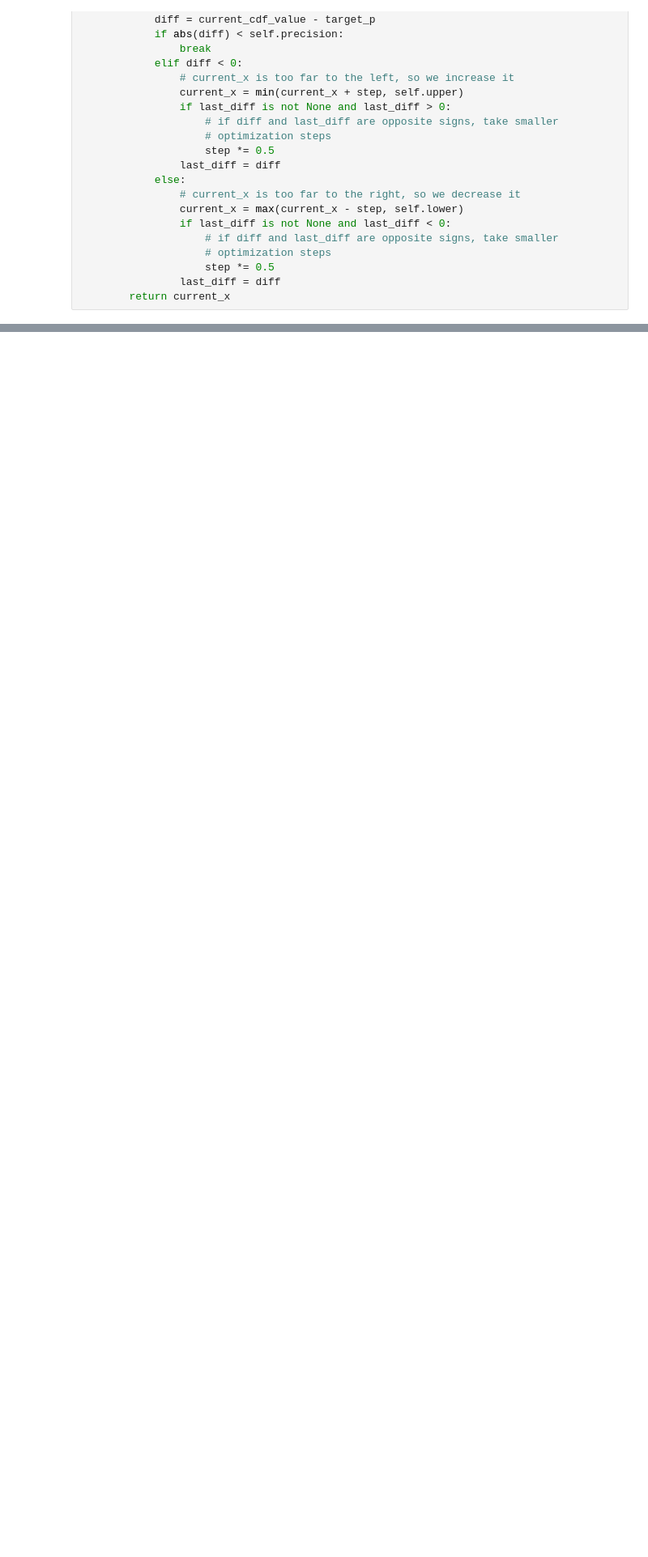
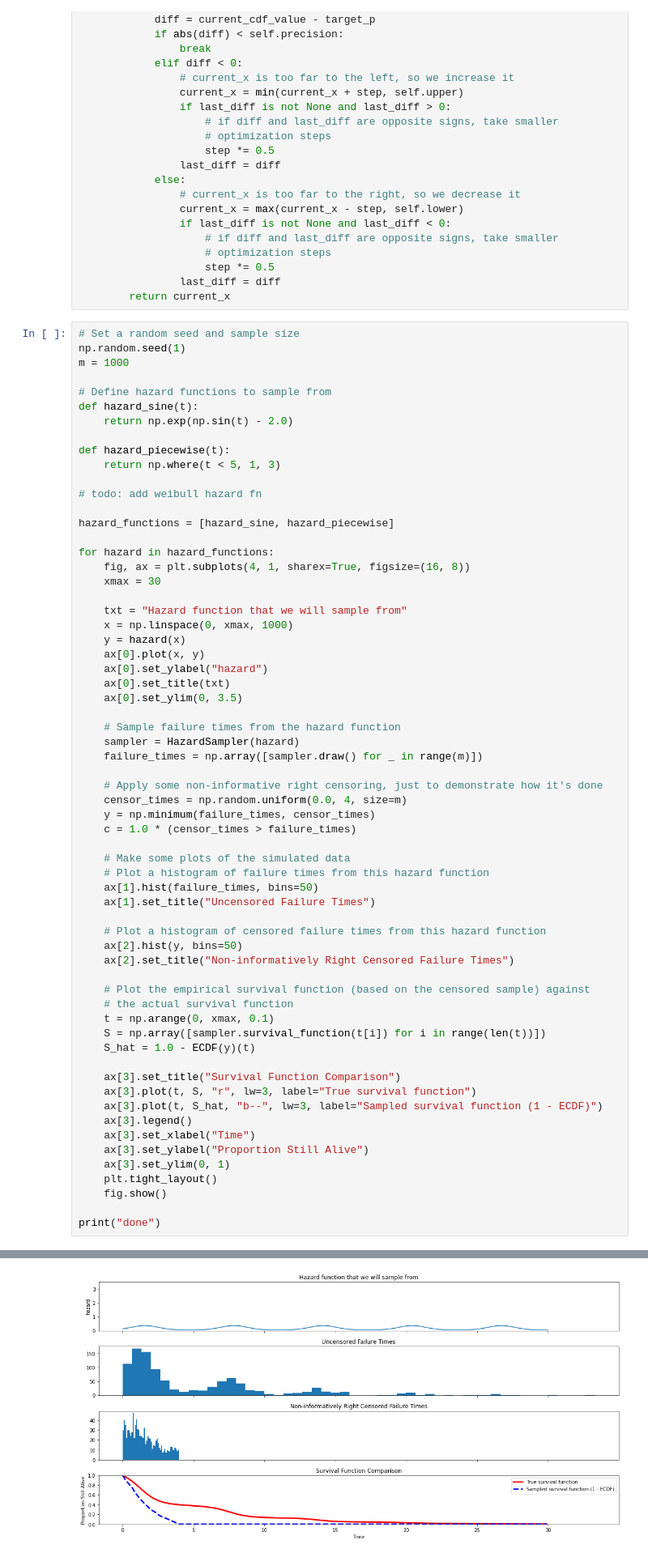
Before and after one commit to nayefahmad/survival-analysis-notes, a Jupyter notebook: src/2024-01-04_sampling-from-hazard-function.ipynb, the cells around one changed output, grey strips where cells are left out. Shown: that part at 81% size. Cells and saved outputs as stored; diff of their text form; blank space fills up the shorter version.

```diff
--- a/src/2024-01-04_sampling-from-hazard-function.ipynb
+++ b/src/2024-01-04_sampling-from-hazard-function.ipynb
@@ -100,3 +107,67 @@ class InverseCdf:
                     step *= 0.5
                 last_diff = diff
         return current_x
+# %%
+# Set a random seed and sample size
+np.random.seed(1)
+m = 1000
+
+# Define hazard functions to sample from
+def hazard_sine(t):
+    return np.exp(np.sin(t) - 2.0)
+
+def hazard_piecewise(t):
+    return np.where(t < 5, 1, 3)
+
+# todo: add weibull hazard fn
+
+hazard_functions = [hazard_sine, hazard_piecewise]
+
+for hazard in hazard_functions:
+    fig, ax = plt.subplots(4, 1, sharex=True, figsize=(16, 8))
+    xmax = 30
+
+    txt = "Hazard function that we will sample from"
+    x = np.linspace(0, xmax, 1000)
+    y = hazard(x)
+    ax[0].plot(x, y)
+    ax[0].set_ylabel("hazard")
+    ax[0].set_title(txt)
+    ax[0].set_ylim(0, 3.5)
+
+    # Sample failure times from the hazard function
+    sampler = HazardSampler(hazard)
+    failure_times = np.array([sampler.draw() for _ in range(m)])
+
+    # Apply some non-informative right censoring, just to demonstrate how it's done
+    censor_times = np.random.uniform(0.0, 4, size=m)
+    y = np.minimum(failure_times, censor_times)
+    c = 1.0 * (censor_times > failure_times)
+
+    # Make some plots of the simulated data
+    # Plot a histogram of failure times from this hazard function
+    ax[1].hist(failure_times, bins=50)
+    ax[1].set_title("Uncensored Failure Times")
+
+    # Plot a histogram of censored failure times from this hazard function
+    ax[2].hist(y, bins=50)
+    ax[2].set_title("Non-informatively Right Censored Failure Times")
+
+    # Plot the empirical survival function (based on the censored sample) against
+    # the actual survival function
+    t = np.arange(0, xmax, 0.1)
+    S = np.array([sampler.survival_function(t[i]) for i in range(len(t))])
+    S_hat = 1.0 - ECDF(y)(t)
+
+    ax[3].set_title("Survival Function Comparison")
+    ax[3].plot(t, S, "r", lw=3, label="True survival function")
+    ax[3].plot(t, S_hat, "b--", lw=3, label="Sampled survival function (1 - ECDF)")
+    ax[3].legend()
+    ax[3].set_xlabel("Time")
+    ax[3].set_ylabel("Proportion Still Alive")
+    ax[3].set_ylim(0, 1)
+    plt.tight_layout()
+    fig.show()
+
+print("done")
+# %% [output]
@@ -102,0 +175 @@ class InverseCdf:
+[figure, added]
```
Also changed, not shown: parts of 3 cells of this notebook, 1 other file.
